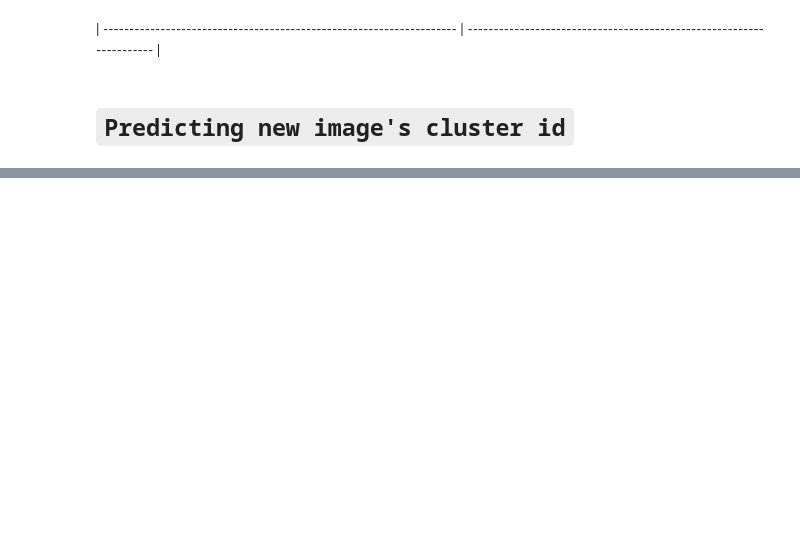
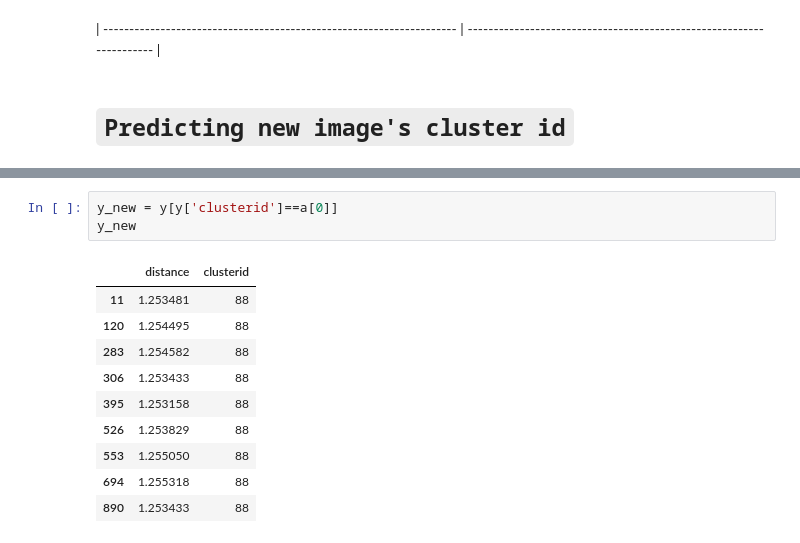
Before and after one commit to FlamPiyush/Cloud_Archi_clustering, a Jupyter notebook: test.ipynb, the cells around one changed output, grey strips where cells are left out. Cells and saved outputs as stored; diff of their text form; blank space fills up the shorter version.

```diff
--- a/test.ipynb
+++ b/test.ipynb
@@ -249,0 +221,14 @@ print(a[0])
+# %%
+y_new = y[y['clusterid']==a[0]]
+y_new
+# %% [output]
+|  | distance | clusterid |
+| 11 | 1.253481 | 88 |
+| 120 | 1.254495 | 88 |
+| 283 | 1.254582 | 88 |
+| 306 | 1.253433 | 88 |
+| 395 | 1.253158 | 88 |
+| 526 | 1.253829 | 88 |
+| 553 | 1.255050 | 88 |
+| 694 | 1.255318 | 88 |
+| 890 | 1.253433 | 88 |
```
Also changed, not shown: parts of 19 cells of this notebook, 4 other files.
